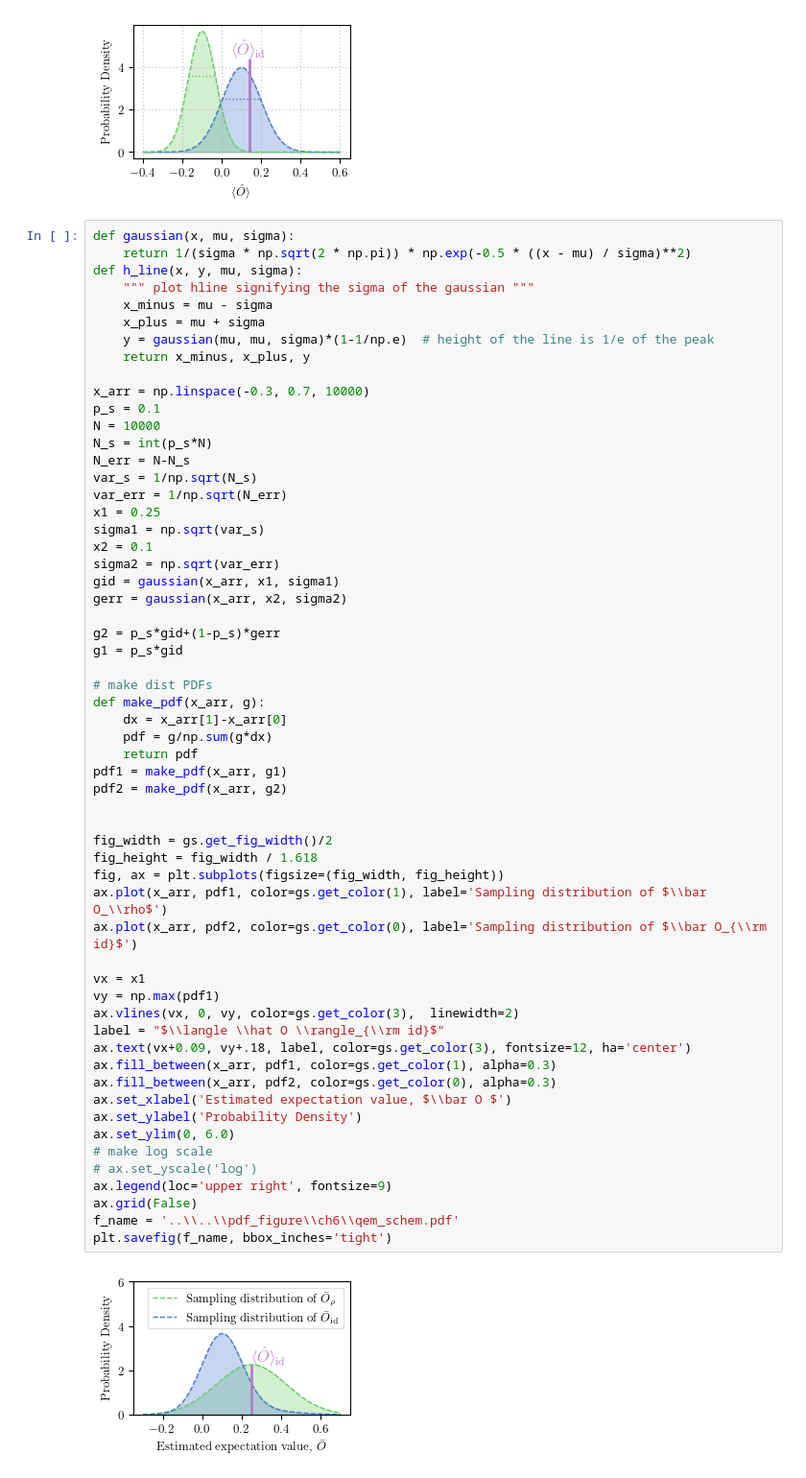
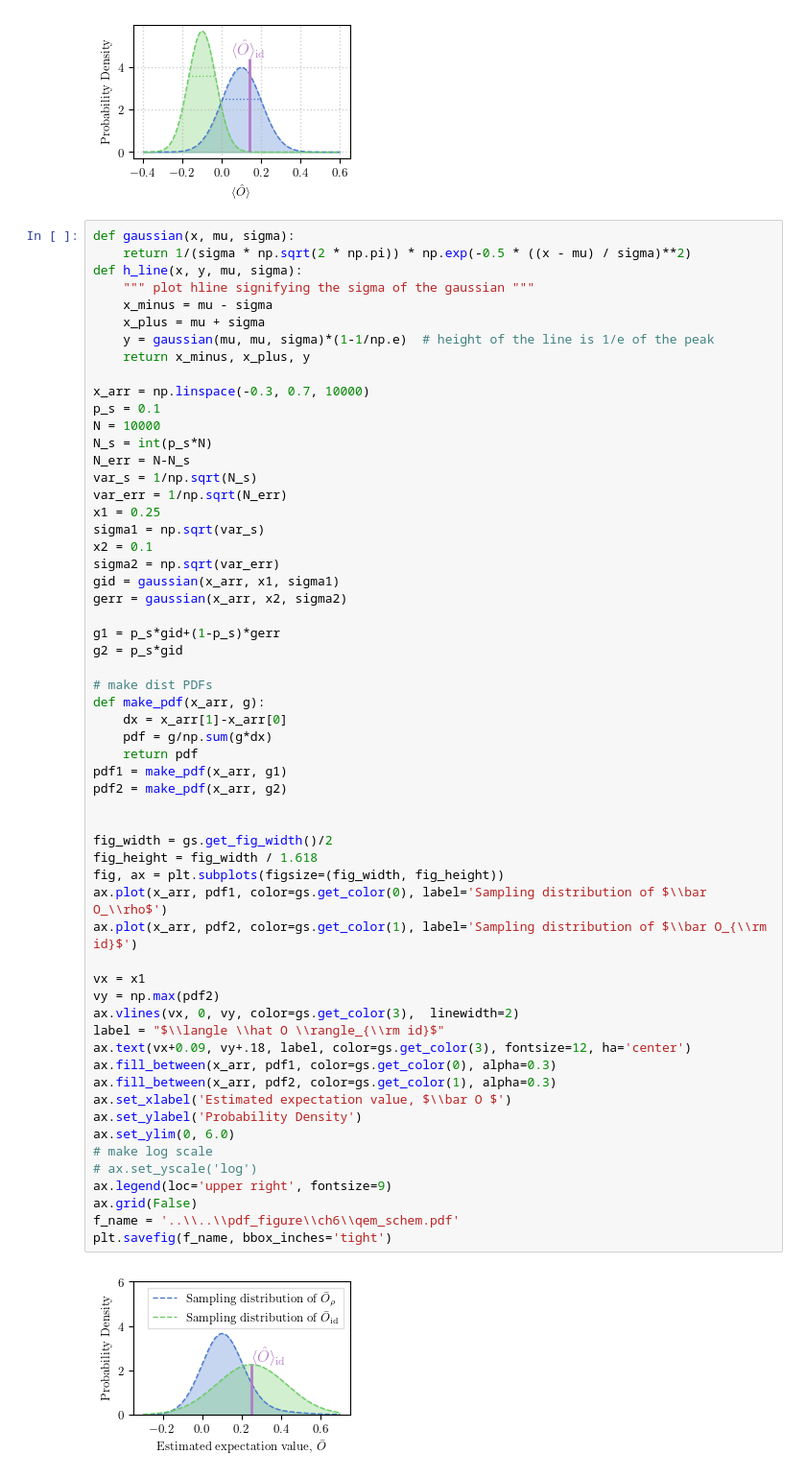
Before and after one commit to DonovanWebb/thesis, a Jupyter notebook: figures/make_figure/ch6/qem_schem.ipynb, the cells around one changed output. Shown at 96% size. Drawn from its saved outputs; the diff is of its cells as text.

```diff
--- a/figures/make_figure/ch6/qem_schem.ipynb
+++ b/figures/make_figure/ch6/qem_schem.ipynb
@@ -69,39 +69,39 @@ sigma2 = np.sqrt(var_err)
 gid = gaussian(x_arr, x1, sigma1)
 gerr = gaussian(x_arr, x2, sigma2)
 
-g2 = p_s*gid+(1-p_s)*gerr
-g1 = p_s*gid
+g1 = p_s*gid+(1-p_s)*gerr
+g2 = p_s*gid
 
 # make dist PDFs
 def make_pdf(x_arr, g):
     dx = x_arr[1]-x_arr[0]
     pdf = g/np.sum(g*dx)
     return pdf
 pdf1 = make_pdf(x_arr, g1)
 pdf2 = make_pdf(x_arr, g2)
 
 
 fig_width = gs.get_fig_width()/2
 fig_height = fig_width / 1.618
 fig, ax = plt.subplots(figsize=(fig_width, fig_height))
-ax.plot(x_arr, pdf1, color=gs.get_color(1), label='Sampling distribution of $\\bar O_\\rho$')
-ax.plot(x_arr, pdf2, color=gs.get_color(0), label='Sampling distribution of $\\bar O_{\\rm id}$')
+ax.plot(x_arr, pdf1, color=gs.get_color(0), label='Sampling distribution of $\\bar O_\\rho$')
+ax.plot(x_arr, pdf2, color=gs.get_color(1), label='Sampling distribution of $\\bar O_{\\rm id}$')
 
 vx = x1
-vy = np.max(pdf1)
+vy = np.max(pdf2)
 ax.vlines(vx, 0, vy, color=gs.get_color(3),  linewidth=2)
 label = "$\\langle \\hat O \\rangle_{\\rm id}$"
 ax.text(vx+0.09, vy+.18, label, color=gs.get_color(3), fontsize=12, ha='center')
-ax.fill_between(x_arr, pdf1, color=gs.get_color(1), alpha=0.3)
-ax.fill_between(x_arr, pdf2, color=gs.get_color(0), alpha=0.3)
+ax.fill_between(x_arr, pdf1, color=gs.get_color(0), alpha=0.3)
+ax.fill_between(x_arr, pdf2, color=gs.get_color(1), alpha=0.3)
 ax.set_xlabel('Estimated expectation value, $\\bar O $')
 ax.set_ylabel('Probability Density')
 ax.set_ylim(0, 6.0)
 # make log scale
 # ax.set_yscale('log')
 ax.legend(loc='upper right', fontsize=9)
 ax.grid(False)
 f_name = '..\\..\\pdf_figure\\ch6\\qem_schem.pdf'
 plt.savefig(f_name, bbox_inches='tight')
 # %% [output]
-[figure, old version]
+[figure, new version]
```
Also changed, not shown: 8 other files.
